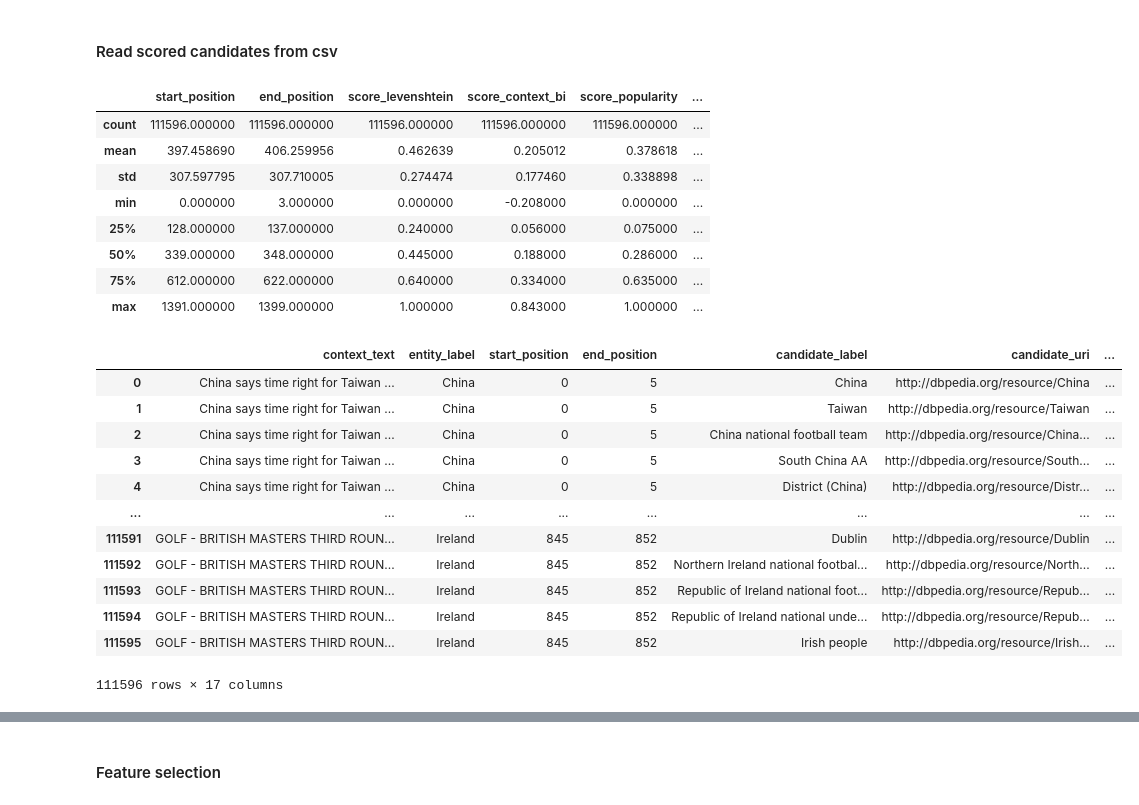
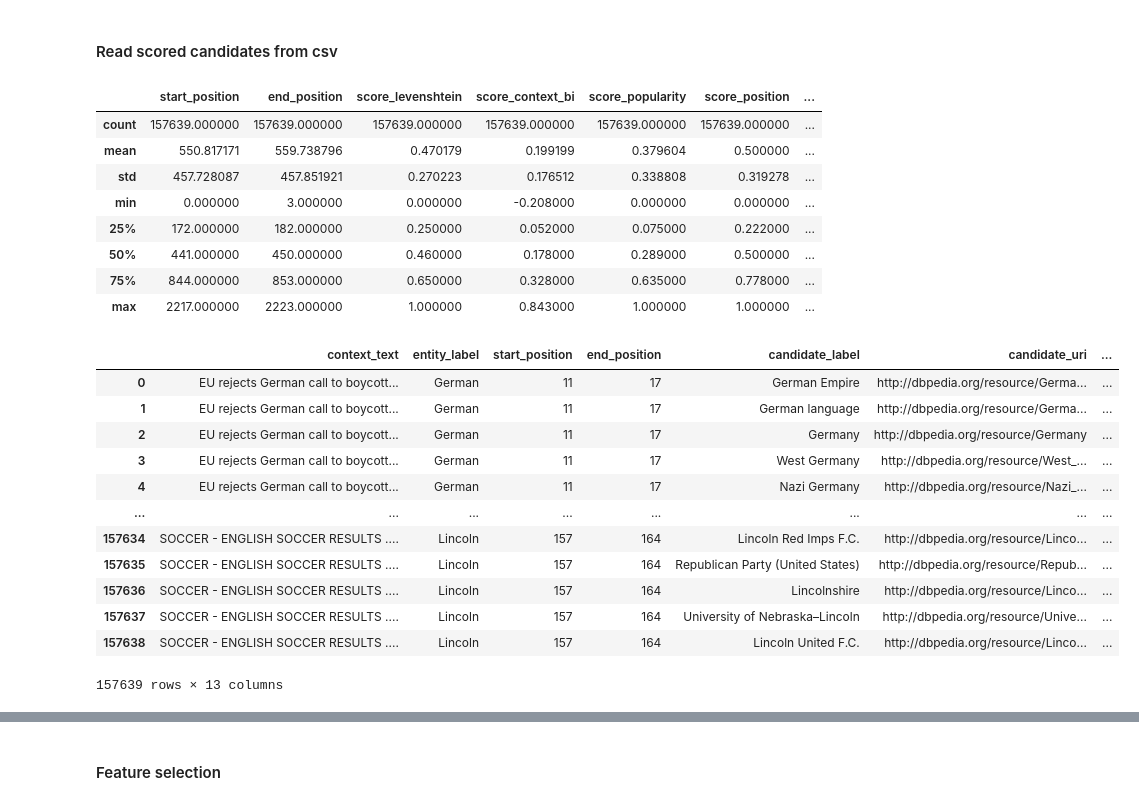
Before and after one commit to Danzigerrr/ProbNEL, a Jupyter notebook: Colab Notebooks/Candidate_Selector_Heavy_AI_Model.ipynb, the cells around one changed output, grey strips where cells are left out. Drawn from its saved outputs; the diff is of its cells as text; code cells hidden in the pictures.

```diff
--- a/Colab Notebooks/Candidate_Selector_Heavy_AI_Model.ipynb
+++ b/Colab Notebooks/Candidate_Selector_Heavy_AI_Model.ipynb
@@ -1070,33 +1058,35 @@ Saved fewnerd results to scored_data_fewnerd_normalized_20250423_184204.csv
 # %% [markdown]
 #### Read scored candidates from csv
 # %%
-df = pd.read_csv("scored_data_first_document_entities_normalized_20250422_222248.csv")
+df_train_aida_conll = pd.read_csv("aida_train_with_NER_CONLL_scored_conll_20250424_175605.csv")
+df_train_aida_ontonotes = pd.read_csv("aida_train_with_NER_ONTONOTES_scored_ontonotes_20250424_184123.csv")
+df_train_aida_fewnerd = pd.read_csv("aida_train_with_NER_FEWNERD_scored_fewnerd_20250424_192450.csv")
 # %%
-df.describe()
+df_train_aida_conll.describe()
 # %% [output]
-|  | start_position | end_position | score_levenshtein | score_context_bi | score_popularity | ... |
-| count | 111596.000000 | 111596.000000 | 111596.000000 | 111596.000000 | 111596.000000 | ... |
-| mean | 397.458690 | 406.259956 | 0.462639 | 0.205012 | 0.378618 | ... |
-| std | 307.597795 | 307.710005 | 0.274474 | 0.177460 | 0.338898 | ... |
-| min | 0.000000 | 3.000000 | 0.000000 | -0.208000 | 0.000000 | ... |
-| 25% | 128.000000 | 137.000000 | 0.240000 | 0.056000 | 0.075000 | ... |
-| 50% | 339.000000 | 348.000000 | 0.445000 | 0.188000 | 0.286000 | ... |
-| 75% | 612.000000 | 622.000000 | 0.640000 | 0.334000 | 0.635000 | ... |
-| max | 1391.000000 | 1399.000000 | 1.000000 | 0.843000 | 1.000000 | ... |
+|  | start_position | end_position | score_levenshtein | score_context_bi | score_popularity | score_position | ... |
+| count | 157639.000000 | 157639.000000 | 157639.000000 | 157639.000000 | 157639.000000 | 157639.000000 | ... |
+| mean | 550.817171 | 559.738796 | 0.470179 | 0.199199 | 0.379604 | 0.500000 | ... |
+| std | 457.728087 | 457.851921 | 0.270223 | 0.176512 | 0.338808 | 0.319278 | ... |
+| min | 0.000000 | 3.000000 | 0.000000 | -0.208000 | 0.000000 | 0.000000 | ... |
+| 25% | 172.000000 | 182.000000 | 0.250000 | 0.052000 | 0.075000 | 0.222000 | ... |
+| 50% | 441.000000 | 450.000000 | 0.460000 | 0.178000 | 0.289000 | 0.500000 | ... |
+| 75% | 844.000000 | 853.000000 | 0.650000 | 0.328000 | 0.635000 | 0.778000 | ... |
+| max | 2217.000000 | 2223.000000 | 1.000000 | 0.843000 | 1.000000 | 1.000000 | ... |
 # %%
-df
+df_train_aida_conll
 # %% [output]
 |  | context_text | entity_label | start_position | end_position | candidate_label | candidate_uri | ... |
-| 0 | China says time right for Taiwan ... | China | 0 | 5 | China | http://dbpedia.org/resource/China | ... |
-| 1 | China says time right for Taiwan ... | China | 0 | 5 | Taiwan | http://dbpedia.org/resource/Taiwan | ... |
-| 2 | China says time right for Taiwan ... | China | 0 | 5 | China national football team | http://dbpedia.org/resource/China... | ... |
-| 3 | China says time right for Taiwan ... | China | 0 | 5 | South China AA | http://dbpedia.org/resource/South... | ... |
-| 4 | China says time right for Taiwan ... | China | 0 | 5 | District (China) | http://dbpedia.org/resource/Distr... | ... |
+| 0 | EU rejects German call to boycott... | German | 11 | 17 | German Empire | http://dbpedia.org/resource/Germa... | ... |
+| 1 | EU rejects German call to boycott... | German | 11 | 17 | German language | http://dbpedia.org/resource/Germa... | ... |
+| 2 | EU rejects German call to boycott... | German | 11 | 17 | Germany | http://dbpedia.org/resource/Germany | ... |
+| 3 | EU rejects German call to boycott... | German | 11 | 17 | West Germany | http://dbpedia.org/resource/West_... | ... |
+| 4 | EU rejects German call to boycott... | German | 11 | 17 | Nazi Germany | http://dbpedia.org/resource/Nazi_... | ... |
 | ... | ... | ... | ... | ... | ... | ... | ... |
-| 111591 | GOLF - BRITISH MASTERS THIRD ROUN... | Ireland | 845 | 852 | Dublin | http://dbpedia.org/resource/Dublin | ... |
-| 111592 | GOLF - BRITISH MASTERS THIRD ROUN... | Ireland | 845 | 852 | Northern Ireland national footbal... | http://dbpedia.org/resource/North... | ... |
-| 111593 | GOLF - BRITISH MASTERS THIRD ROUN... | Ireland | 845 | 852 | Republic of Ireland national foot... | http://dbpedia.org/resource/Repub... | ... |
-| 111594 | GOLF - BRITISH MASTERS THIRD ROUN... | Ireland | 845 | 852 | Republic of Ireland national unde... | http://dbpedia.org/resource/Repub... | ... |
-| 111595 | GOLF - BRITISH MASTERS THIRD ROUN... | Ireland | 845 | 852 | Irish people | http://dbpedia.org/resource/Irish... | ... |
+| 157634 | SOCCER - ENGLISH SOCCER RESULTS .... | Lincoln | 157 | 164 | Lincoln Red Imps F.C. | http://dbpedia.org/resource/Linco... | ... |
+| 157635 | SOCCER - ENGLISH SOCCER RESULTS .... | Lincoln | 157 | 164 | Republican Party (United States) | http://dbpedia.org/resource/Repub... | ... |
+| 157636 | SOCCER - ENGLISH SOCCER RESULTS .... | Lincoln | 157 | 164 | Lincolnshire | http://dbpedia.org/resource/Linco... | ... |
+| 157637 | SOCCER - ENGLISH SOCCER RESULTS .... | Lincoln | 157 | 164 | University of Nebraska–Lincoln | http://dbpedia.org/resource/Unive... | ... |
+| 157638 | SOCCER - ENGLISH SOCCER RESULTS .... | Lincoln | 157 | 164 | Lincoln United F.C. | http://dbpedia.org/resource/Linco... | ... |
-111596 rows × 17 columns
+157639 rows × 13 columns
 # %%
```
Also changed, not shown: parts of 33 cells of this notebook.
